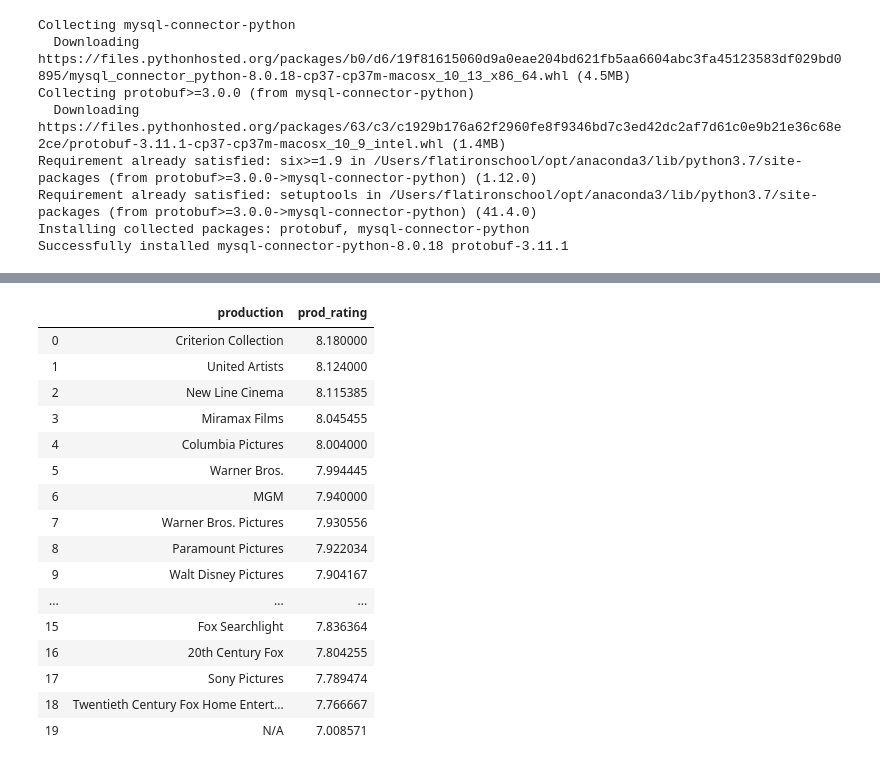
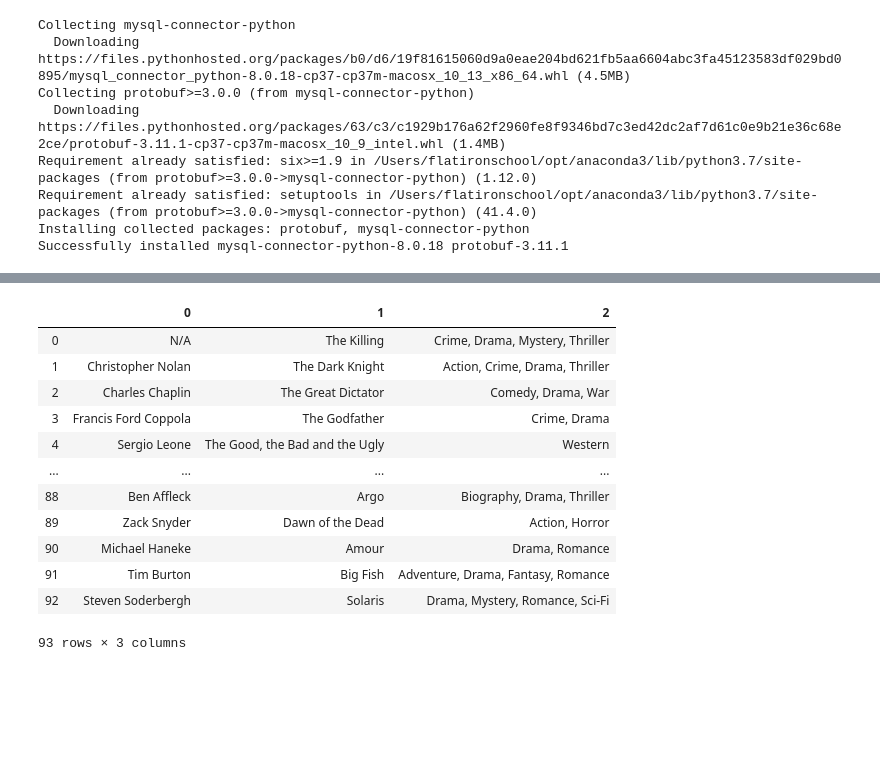
Before and after one commit to Wetpaint3/movie_project, a Jupyter notebook: movie-project wip.ipynb, the cells around one changed output, grey strips where cells are left out. Drawn from its saved outputs; the diff is of its cells as text; code cells hidden in the pictures; blank space fills up the shorter version.

```diff
--- a/movie-project wip.ipynb
+++ b/movie-project wip.ipynb
@@ -316,42 +319,27 @@ director_rating
-# %%
-cursor.execute("""
-    SELECT production, AVG(imdb_rating) AS prod_rating
-    FROM movies.movies_all
-    GROUP BY production
-    HAVING COUNT(production) > 10
-    ORDER BY AVG(imdb_rating) DESC;""")
-
-production_rating = cursor.fetchall()
-prod_rating = pd.DataFrame(production_rating)
-prod_rating.columns = [i[0] for i in cursor.description]
-prod_rating
-# %% [output]
-|  | production | prod_rating |
-| 0 | Criterion Collection | 8.180000 |
-| 1 | United Artists | 8.124000 |
-| 2 | New Line Cinema | 8.115385 |
-| 3 | Miramax Films | 8.045455 |
-| 4 | Columbia Pictures | 8.004000 |
-| 5 | Warner Bros. | 7.994445 |
-| 6 | MGM | 7.940000 |
-| 7 | Warner Bros. Pictures | 7.930556 |
-| 8 | Paramount Pictures | 7.922034 |
-| 9 | Walt Disney Pictures | 7.904167 |
-| ... | ... | ... |
-| 15 | Fox Searchlight | 7.836364 |
-| 16 | 20th Century Fox | 7.804255 |
-| 17 | Sony Pictures | 7.789474 |
-| 18 | Twentieth Century Fox Home Entert... | 7.766667 |
-| 19 | N/A | 7.008571 |
 # %%
+# look at what movies were created by directors with average high ratings
 cursor.execute("""
-    SELECT director, AVG(imdb_rating) AS avg_rating
+    SELECT director, title, genres
     FROM movies.movies_all
     GROUP BY director
     HAVING COUNT(director) > 2
-    ORDER BY AVG(imdb_rating) DESC;""")
+    ORDER BY AVG(imdb_rating) DESC;
+    ;""")
 
-dir_rating = cursor.fetchall()
-director_rating = pd.DataFrame(dir_rating)
-director_rating.columns = [i[0] for i in cursor.description]
-director_rating
+df1 = cursor.fetchall()
+df1 = pd.DataFrame(df1)
+df1
+# %% [output]
+|  | 0 | 1 | 2 |
+| 0 | N/A | The Killing | Crime, Drama, Mystery, Thriller |
+| 1 | Christopher Nolan | The Dark Knight | Action, Crime, Drama, Thriller |
+| 2 | Charles Chaplin | The Great Dictator | Comedy, Drama, War |
+| 3 | Francis Ford Coppola | The Godfather | Crime, Drama |
+| 4 | Sergio Leone | The Good, the Bad and the Ugly | Western |
+| ... | ... | ... | ... |
+| 88 | Ben Affleck | Argo | Biography, Drama, Thriller |
+| 89 | Zack Snyder | Dawn of the Dead | Action, Horror |
+| 90 | Michael Haneke | Amour | Drama, Romance |
+| 91 | Tim Burton | Big Fish | Adventure, Drama, Fantasy, Romance |
+| 92 | Steven Soderbergh | Solaris | Drama, Mystery, Romance, Sci-Fi |
+93 rows × 3 columns
```
Also changed, not shown: parts of 6 cells of this notebook.
